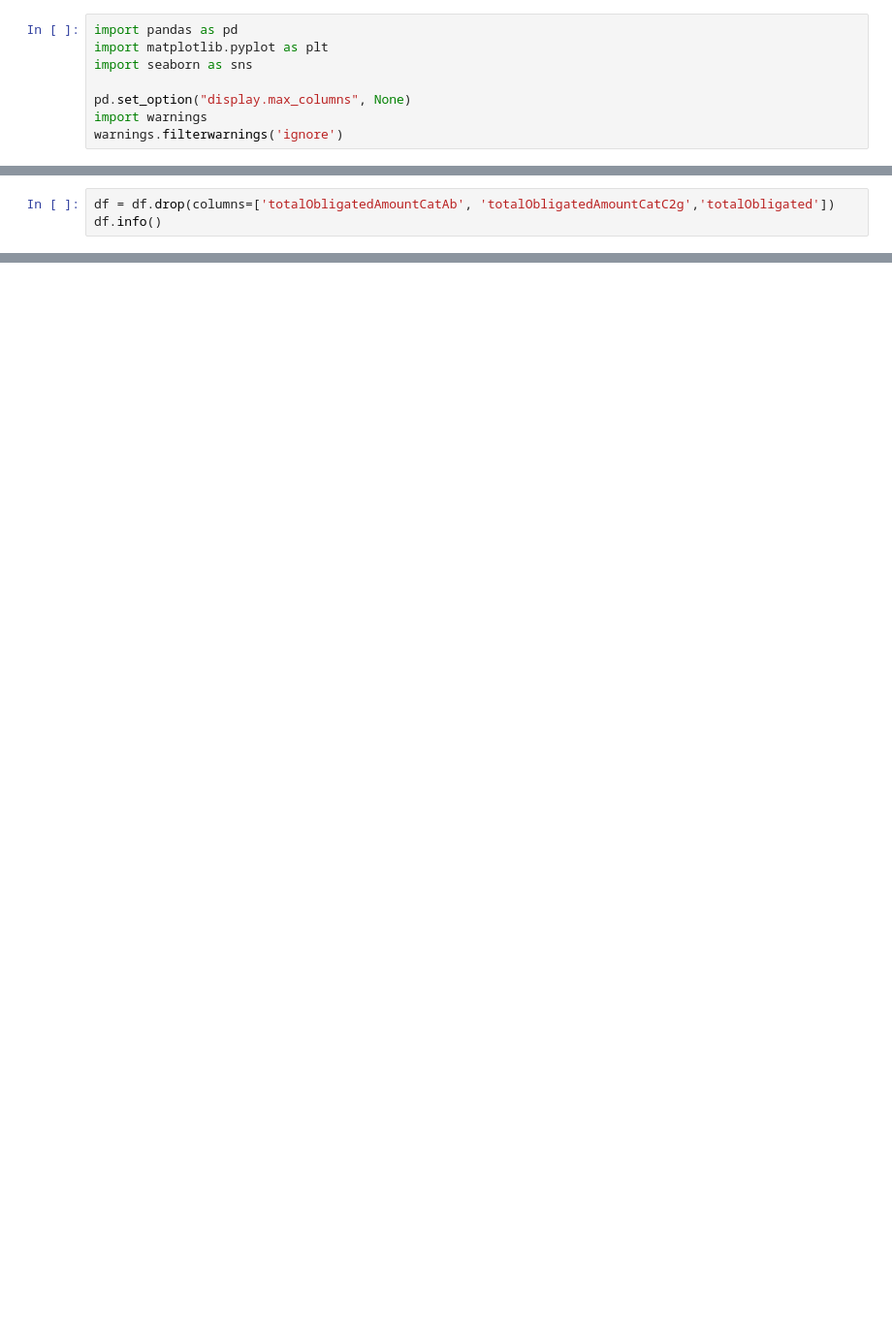
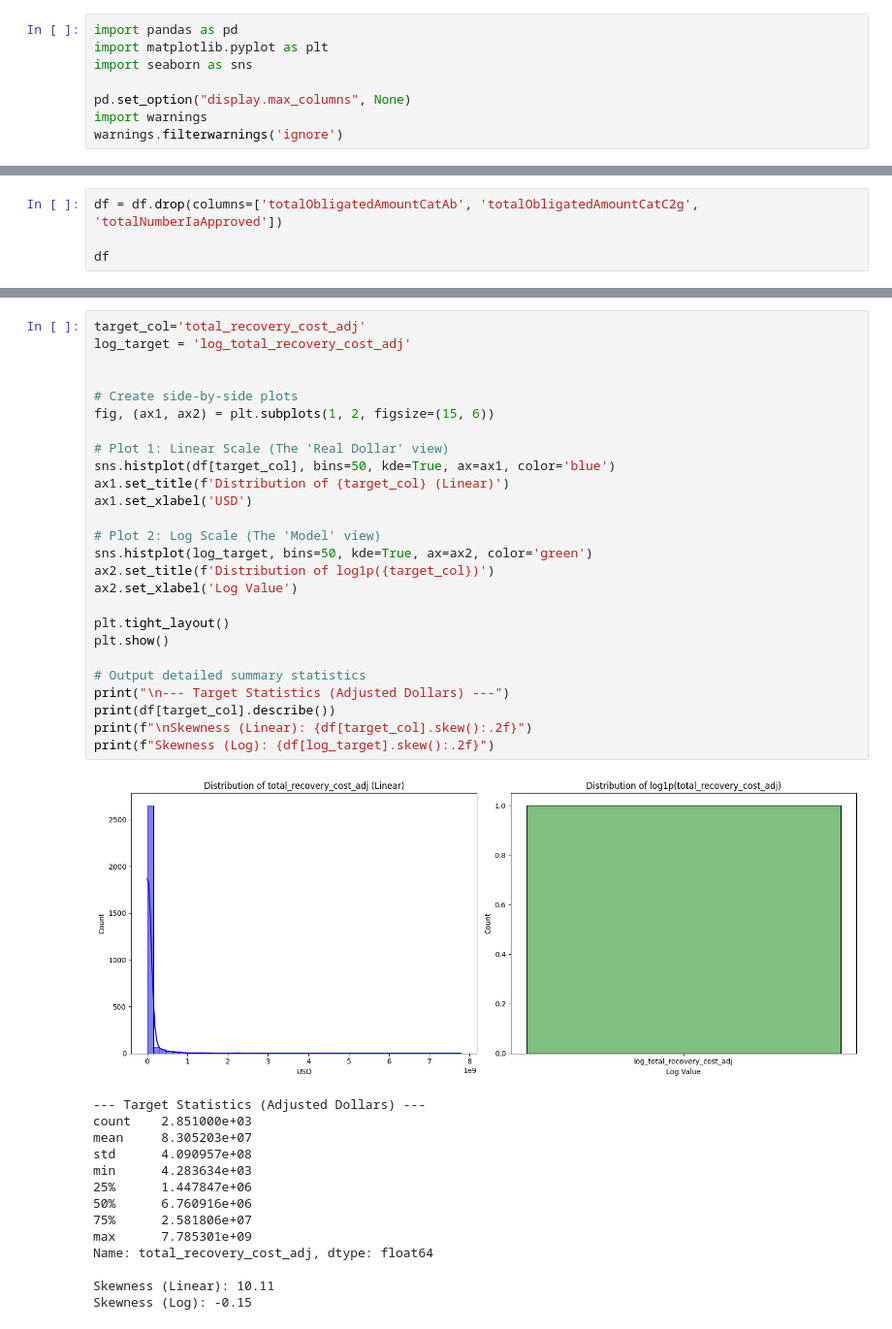
Before and after one commit to Ceejay-user/disaster-recovery-cost-prediction, a Jupyter notebook: notebooks/01_eda.ipynb, the cells around one changed output, grey strips where cells are left out. Shown at 97% size. Drawn from its saved outputs; the diff is of its cells as text; blank space fills up the shorter version.

```diff
--- a/notebooks/01_eda.ipynb
+++ b/notebooks/01_eda.ipynb
@@ -68,3 +55,0 @@ dtype: int64
-# %%
-df = df.drop(columns=['totalObligatedAmountCatAb', 'totalObligatedAmountCatC2g','totalObligated'])
-df.info()
@@ -88,0 +76,4 @@ memory usage: 488.8 KB
+# %%
+df = df.drop(columns=['totalObligatedAmountCatAb', 'totalObligatedAmountCatC2g', 'totalNumberIaApproved'])
+
+df
@@ -88,0 +127,41 @@ memory usage: 488.8 KB
+# %%
+target_col='total_recovery_cost_adj'
+log_target = 'log_total_recovery_cost_adj'
+
+
+# Create side-by-side plots
+fig, (ax1, ax2) = plt.subplots(1, 2, figsize=(15, 6))
+
+# Plot 1: Linear Scale (The 'Real Dollar' view)
+sns.histplot(df[target_col], bins=50, kde=True, ax=ax1, color='blue')
+ax1.set_title(f'Distribution of {target_col} (Linear)')
+ax1.set_xlabel('USD')
+
+# Plot 2: Log Scale (The 'Model' view)
+sns.histplot(log_target, bins=50, kde=True, ax=ax2, color='green')
+ax2.set_title(f'Distribution of log1p({target_col})')
+ax2.set_xlabel('Log Value')
+
+plt.tight_layout()
+plt.show()
+
+# Output detailed summary statistics
+print("\n--- Target Statistics (Adjusted Dollars) ---")
+print(df[target_col].describe())
+print(f"\nSkewness (Linear): {df[target_col].skew():.2f}")
+print(f"Skewness (Log): {df[log_target].skew():.2f}")
+# %% [output]
+[figure, added]
+--- Target Statistics (Adjusted Dollars) ---
+count    2.851000e+03
+mean     8.305203e+07
+std      4.090957e+08
+min      4.283634e+03
+25%      1.447847e+06
+50%      6.760916e+06
+75%      2.581806e+07
+max      7.785301e+09
+Name: total_recovery_cost_adj, dtype: float64
+
+Skewness (Linear): 10.11
+Skewness (Log): -0.15
```
Also changed, not shown: parts of 20 cells of this notebook, 16 other files.
